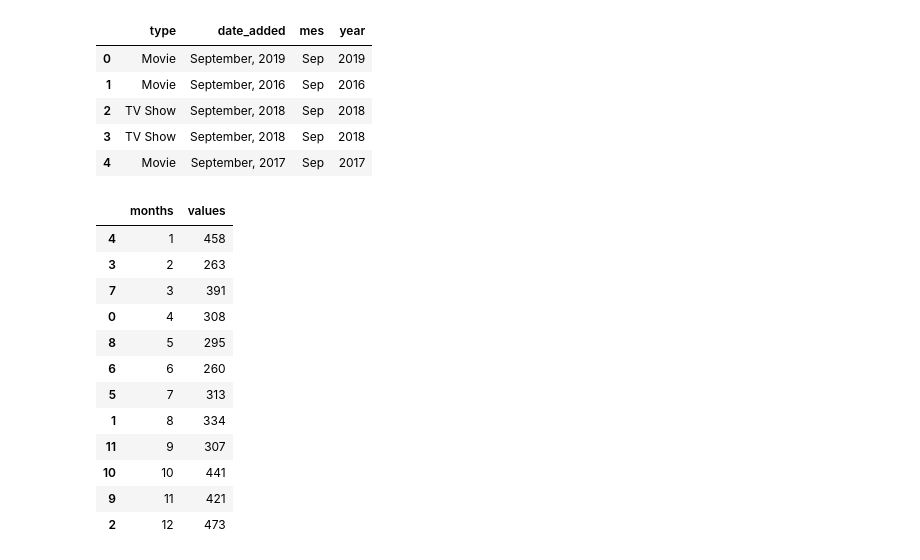
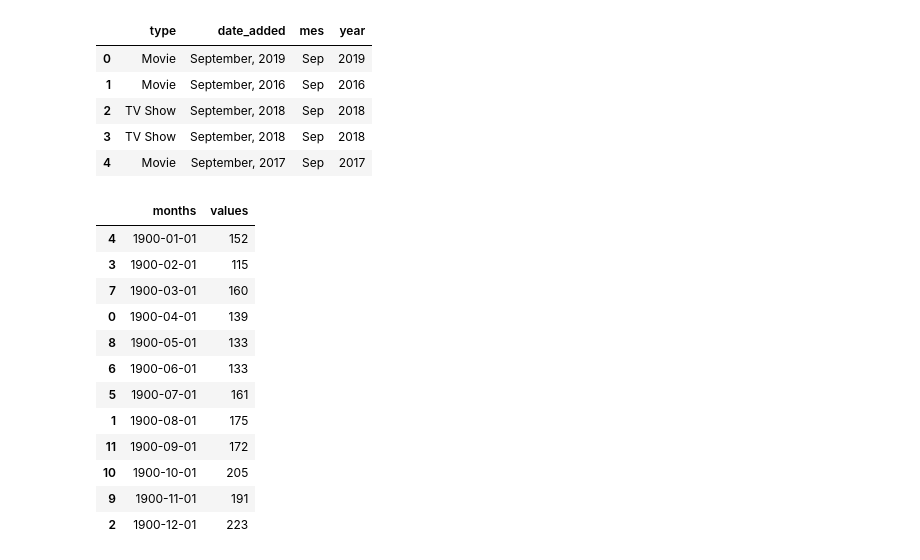
Before and after one commit to Jotivirix/Datamining_UFV, a Jupyter notebook: Lab1/entregable2/Lab1-Entregable2.ipynb, the cells around one changed output. Saved outputs shown, nothing was run; the diff lists cells and outputs as text; code cells hidden in the pictures.

```diff
--- a/Lab1/entregable2/Lab1-Entregable2.ipynb
+++ b/Lab1/entregable2/Lab1-Entregable2.ipynb
@@ -476,28 +459,40 @@ df_netflix3.head()
 # %%
 #Separamos peliculas y series
 peliculas = df_netflix3[df_netflix3['type'] == 'Movie']
 datosPelis = pd.value_counts(peliculas['mes']).sort_index()
 sortedDataPelis = pd.DataFrame({"months":[],"values":[]})
 monthNumericP = []
 for month in datosPelis.index:
-    m = strptime(month,'%b').tm_mon
+    m = datetime.strptime(month,'%b')
     monthNumericP.append(m)
 
 sortedDataPelis['months'] = monthNumericP
 sortedDataPelis['values'] = datosPelis.values
 sortedDataPelis = sortedDataPelis.sort_values(by=['months'])
-sortedDataPelis
+
+series = df_netflix3[df_netflix3['type'] == 'TV Show']
+datosSeries = pd.value_counts(series['mes']).sort_index()
+sortedDataSeries = pd.DataFrame({"months":[],"values":[]})
+
+monthNumericS = []
+for month in datosSeries.index:
+    m = datetime.strptime(month,'%b')
+    monthNumericS.append(m)
+
+sortedDataSeries['months'] = monthNumericS
+sortedDataSeries['values'] = datosSeries.values
+sortedDataSeries = sortedDataSeries.sort_values(by=['months'])
 # %% [output]
 |  | months | values |
-| 4 | 1 | 458 |
-| 3 | 2 | 263 |
-| 7 | 3 | 391 |
-| 0 | 4 | 308 |
-| 8 | 5 | 295 |
-| 6 | 6 | 260 |
-| 5 | 7 | 313 |
-| 1 | 8 | 334 |
-| 11 | 9 | 307 |
-| 10 | 10 | 441 |
-| 9 | 11 | 421 |
-| 2 | 12 | 473 |
+| 4 | 1900-01-01 | 152 |
+| 3 | 1900-02-01 | 115 |
+| 7 | 1900-03-01 | 160 |
+| 0 | 1900-04-01 | 139 |
+| 8 | 1900-05-01 | 133 |
+| 6 | 1900-06-01 | 133 |
+| 5 | 1900-07-01 | 161 |
+| 1 | 1900-08-01 | 175 |
+| 11 | 1900-09-01 | 172 |
+| 10 | 1900-10-01 | 205 |
+| 9 | 1900-11-01 | 191 |
+| 2 | 1900-12-01 | 223 |
```
Also changed, not shown: parts of 11 cells of this notebook, 1 other file.
